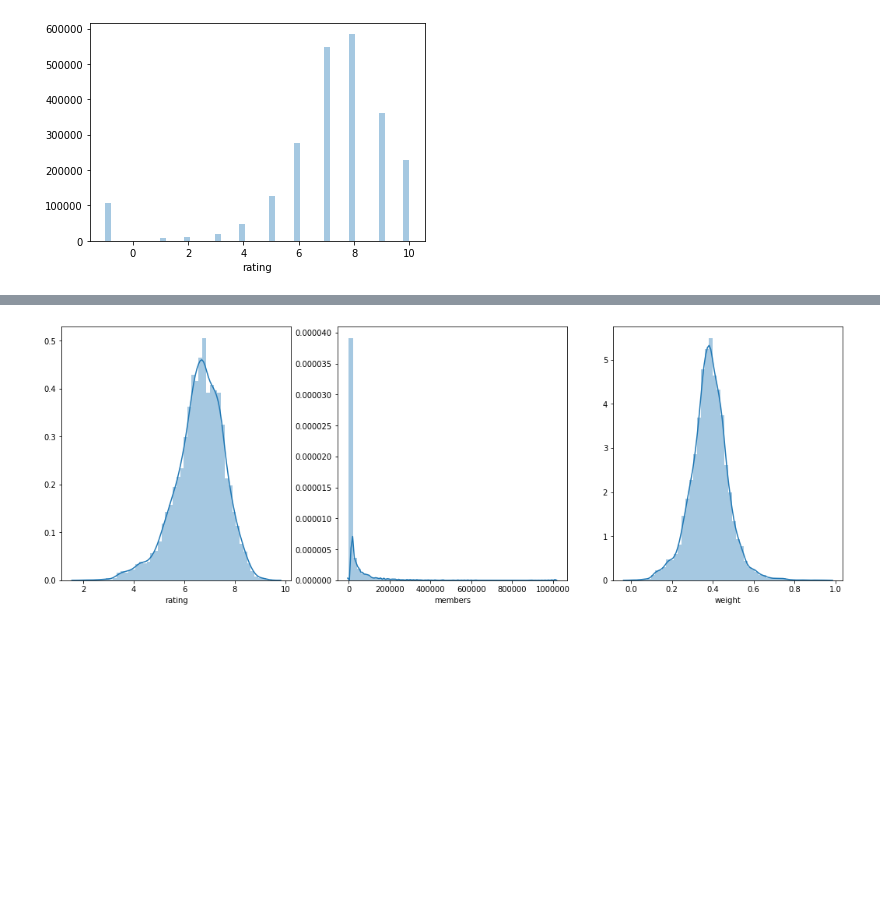
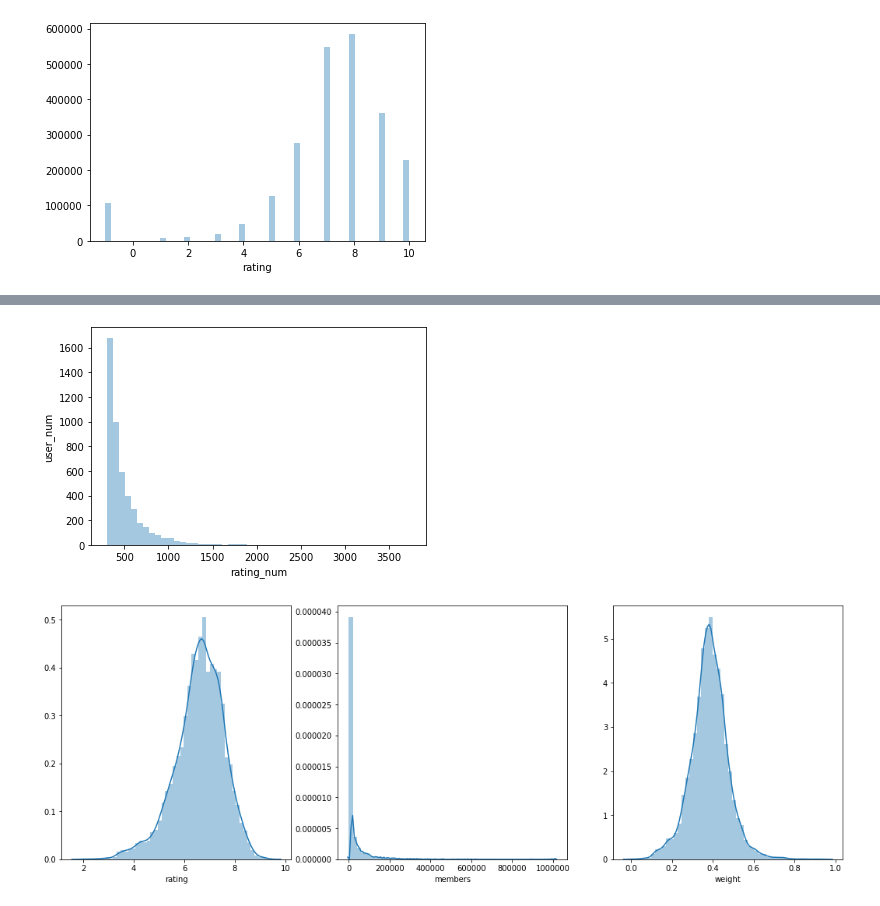
Before and after one commit to DruryXu/SCUthesis, a Jupyter notebook: data_analysis/data_analysis.ipynb, the cells around one changed output, grey strips where cells are left out. Saved outputs shown, nothing was run; the diff lists cells and outputs as text; code cells hidden in the pictures; blank space fills up the shorter version.

```diff
--- a/data_analysis/data_analysis.ipynb
+++ b/data_analysis/data_analysis.ipynb
@@ -154,3 +167,15 @@ plt.show()
+# %%
+plt.figure()
+counter = Counter(df.user_id.tolist())
+# s = sorted(counter.items(), key = lambda x: x[1])
+# print([i[0] for i in s if i[1] == 305])
+sns.distplot(list(counter.values()), kde = False)
+plt.xlabel("rating_num")
+plt.ylabel("user_num")
+plt.savefig("user_num.jpg")
+plt.show()
+# %% [output]
+[figure, added]
 # %%
 animes = pd.read_csv("~/Data/anime2.csv").dropna()
 scalar = lambda x: (x - np.min(x)) / (np.max(x) - np.min(x))
```
Also changed, not shown: parts of 3 cells of this notebook, 11 other files.
